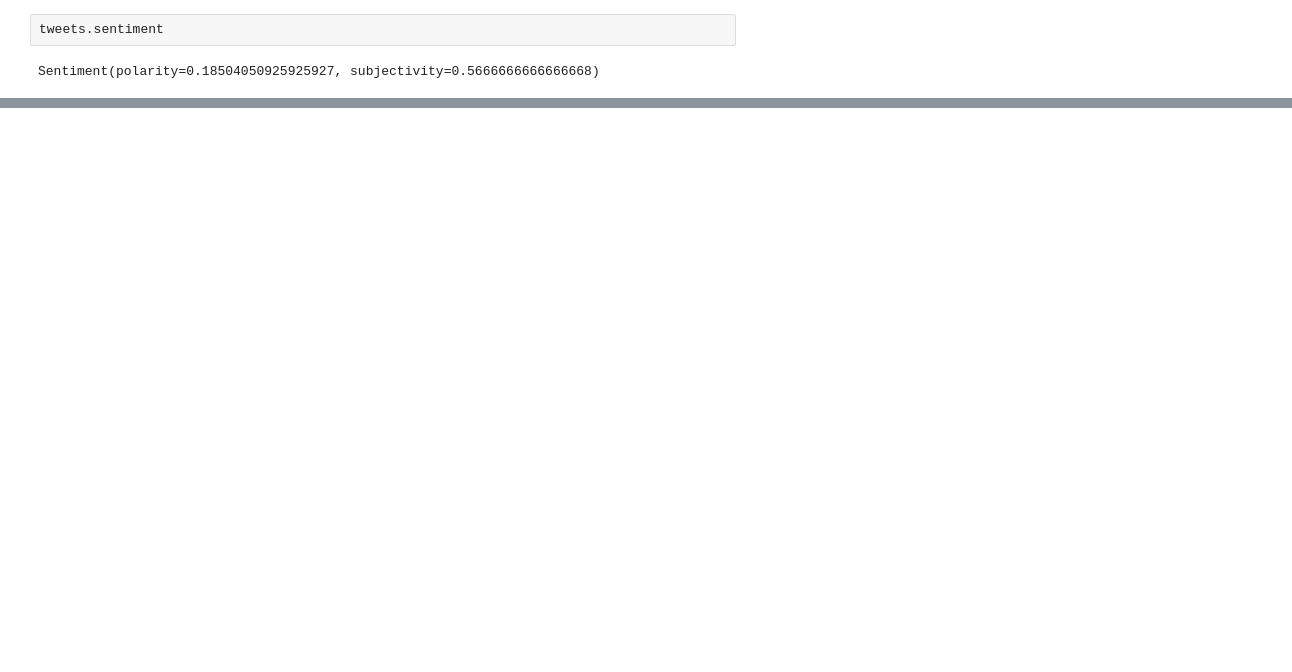
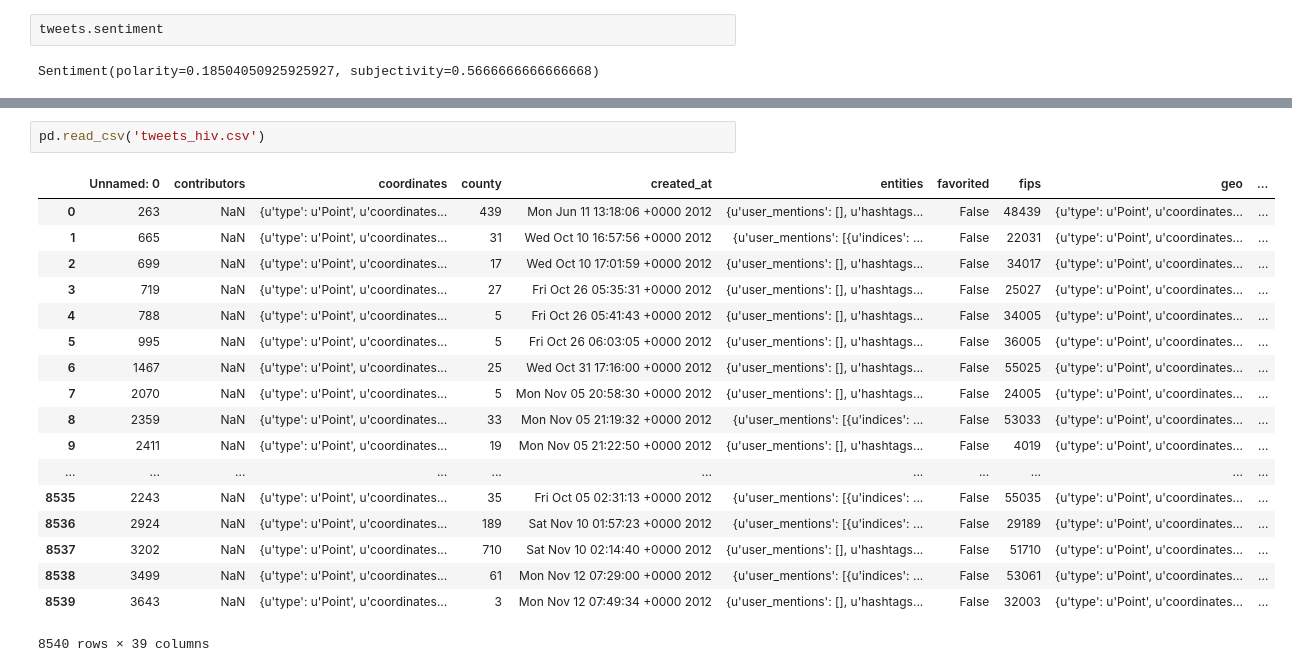
Before and after one commit to heatherjcohen/UCLA-Coding-Projects, a Jupyter notebook: SexTweetsCSVTextBlob.ipynb, the cells around one changed output, grey strips where cells are left out. Saved outputs shown, nothing was run; the diff lists cells and outputs as text; blank space fills up the shorter version.

```diff
--- a/SexTweetsCSVTextBlob.ipynb
+++ b/SexTweetsCSVTextBlob.ipynb
@@ -93,0 +115,21 @@ tweets.words.count
+# %%
+pd.read_csv('tweets_hiv.csv')
+# %% [output]
+|  | Unnamed: 0 | contributors | coordinates | county | created_at | entities | favorited | fips | geo | ... |
+| 0 | 263 | NaN | {u'type': u'Point', u'coordinates... | 439 | Mon Jun 11 13:18:06 +0000 2012 | {u'user_mentions': [], u'hashtags... | False | 48439 | {u'type': u'Point', u'coordinates... | ... |
+| 1 | 665 | NaN | {u'type': u'Point', u'coordinates... | 31 | Wed Oct 10 16:57:56 +0000 2012 | {u'user_mentions': [{u'indices': ... | False | 22031 | {u'type': u'Point', u'coordinates... | ... |
+| 2 | 699 | NaN | {u'type': u'Point', u'coordinates... | 17 | Wed Oct 10 17:01:59 +0000 2012 | {u'user_mentions': [], u'hashtags... | False | 34017 | {u'type': u'Point', u'coordinates... | ... |
+| 3 | 719 | NaN | {u'type': u'Point', u'coordinates... | 27 | Fri Oct 26 05:35:31 +0000 2012 | {u'user_mentions': [], u'hashtags... | False | 25027 | {u'type': u'Point', u'coordinates... | ... |
+| 4 | 788 | NaN | {u'type': u'Point', u'coordinates... | 5 | Fri Oct 26 05:41:43 +0000 2012 | {u'user_mentions': [], u'hashtags... | False | 34005 | {u'type': u'Point', u'coordinates... | ... |
+| 5 | 995 | NaN | {u'type': u'Point', u'coordinates... | 5 | Fri Oct 26 06:03:05 +0000 2012 | {u'user_mentions': [], u'hashtags... | False | 36005 | {u'type': u'Point', u'coordinates... | ... |
+| 6 | 1467 | NaN | {u'type': u'Point', u'coordinates... | 25 | Wed Oct 31 17:16:00 +0000 2012 | {u'user_mentions': [], u'hashtags... | False | 55025 | {u'type': u'Point', u'coordinates... | ... |
+| 7 | 2070 | NaN | {u'type': u'Point', u'coordinates... | 5 | Mon Nov 05 20:58:30 +0000 2012 | {u'user_mentions': [], u'hashtags... | False | 24005 | {u'type': u'Point', u'coordinates... | ... |
+| 8 | 2359 | NaN | {u'type': u'Point', u'coordinates... | 33 | Mon Nov 05 21:19:32 +0000 2012 | {u'user_mentions': [{u'indices': ... | False | 53033 | {u'type': u'Point', u'coordinates... | ... |
+| 9 | 2411 | NaN | {u'type': u'Point', u'coordinates... | 19 | Mon Nov 05 21:22:50 +0000 2012 | {u'user_mentions': [], u'hashtags... | False | 4019 | {u'type': u'Point', u'coordinates... | ... |
+| ... | ... | ... | ... | ... | ... | ... | ... | ... | ... | ... |
+| 8535 | 2243 | NaN | {u'type': u'Point', u'coordinates... | 35 | Fri Oct 05 02:31:13 +0000 2012 | {u'user_mentions': [{u'indices': ... | False | 55035 | {u'type': u'Point', u'coordinates... | ... |
+| 8536 | 2924 | NaN | {u'type': u'Point', u'coordinates... | 189 | Sat Nov 10 01:57:23 +0000 2012 | {u'user_mentions': [{u'indices': ... | False | 29189 | {u'type': u'Point', u'coordinates... | ... |
+| 8537 | 3202 | NaN | {u'type': u'Point', u'coordinates... | 710 | Sat Nov 10 02:14:40 +0000 2012 | {u'user_mentions': [], u'hashtags... | False | 51710 | {u'type': u'Point', u'coordinates... | ... |
+| 8538 | 3499 | NaN | {u'type': u'Point', u'coordinates... | 61 | Mon Nov 12 07:29:00 +0000 2012 | {u'user_mentions': [{u'indices': ... | False | 53061 | {u'type': u'Point', u'coordinates... | ... |
+| 8539 | 3643 | NaN | {u'type': u'Point', u'coordinates... | 3 | Mon Nov 12 07:49:34 +0000 2012 | {u'user_mentions': [], u'hashtags... | False | 32003 | {u'type': u'Point', u'coordinates... | ... |
+8540 rows × 39 columns
```
Also changed, not shown: parts of 10 cells of this notebook.
